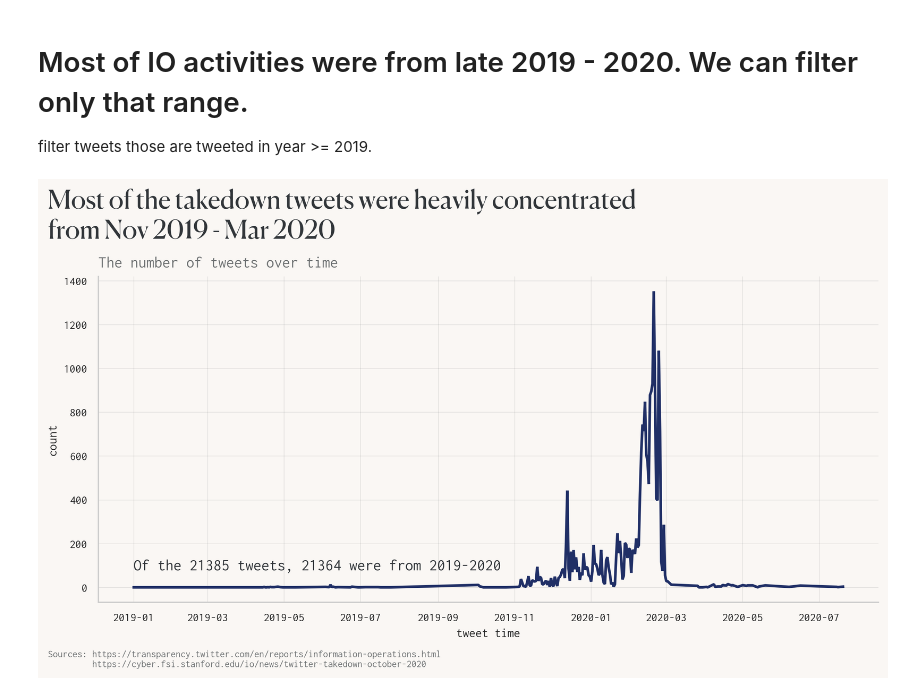
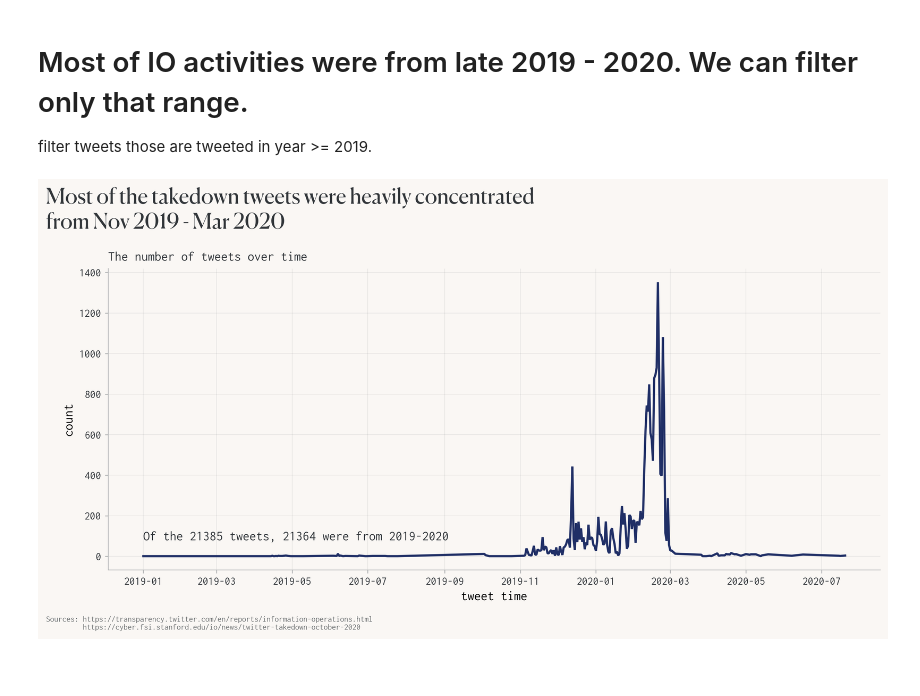
Before and after one commit to chuan-khuna/twitter-io-visualisation, a Jupyter notebook: 01-filtering-csv-only-2019-2020.ipynb, the cells around one changed output. Drawn from its saved outputs; the diff is of its cells as text; code cells hidden in the pictures; blank space fills up the shorter version.

```diff
--- a/01-filtering-csv-only-2019-2020.ipynb
+++ b/01-filtering-csv-only-2019-2020.ipynb
@@ -9,9 +9,9 @@ _30k_main_palette_dict = {
     "blue": "#202F66",
     "orange": "#FF7048",
     "purple": "#8B87EA",
-    "yellow": "#F3D36E",
     "pink": "#D869AB",
     "cyan": "#54C9B9",
+    "yellow": "#F3D36E",
 }
 
 _30k_danger_safe_palette_dict = {
@@ -30,25 +30,7 @@ _font_mono = "Inconsolata"
 _font_serif = "Canela"
 _font_sans = "Gill Sans Nova"
 
-sns.set_theme(style="whitegrid",
-              context="paper",
-              font_scale=1.0,
-              rc={
-                  "figure.figsize": (10.5, 4.5),
-                  "figure.dpi": 300,
-                  "savefig.dpi": 300,
-                  "grid.alpha": 0.1,
-                  "grid.color": "#1b262c",
-                  "grid.linewidth": 0.5,
-                  "font.family": _font_mono,
-                  "lines.solid_capstyle": "projecting",
-                  "lines.solid_joinstyle": "bevel",
-                  "axes.facecolor": "#FAF7F4",
-                  "figure.facecolor": "#FAF7F4",
-                  "savefig.facecolor": "#FAF7F4",
-                  "savefig.bbox": "tight",
-                  "savefig.pad_inches": 0.1,
-              })
+plt.style.use("./utils/minus_thirty_k.mplstyle")
 
 _30k = list(_30k_main_palette_dict.values())
 sns.set_palette(_30k)
@@ -149,41 +131,38 @@ base_fontsize = 12
 
 fig = plt.figure()
 sns.lineplot(tw_filtered_group_by_time.index, tw_filtered_group_by_time['tweetid'], linewidth=2)
 
-plt.title("The number of tweets over time", ha="left", x=0,
-          fontsize=base_fontsize, y=1.005, color=_30k_text_palette_dict['text_lighter1'])
+plt.title("The number of tweets over time")
 
 ax = plt.gca()
 
 fig.suptitle("Most of the takedown tweets were heavily concentrated \nfrom Nov 2019 - Mar 2020",
-             x=ax.get_position().x0-0.05, y=ax.get_position().y1+0.075,
-             fontsize=base_fontsize*1.618, fontfamily='Canela', ha='left', va='bottom',
-             color=_30k_text_palette_dict['text_black'])
+             x=ax.get_position().x0/2, y=ax.get_position().y1*1.1,
+             ha='left', va='bottom', fontfamily=_font_serif)
 
 plt.xlabel('tweet time')
 plt.ylabel('count')
-sns.despine()
 
 annot_text = """\
 Of the 21385 tweets, 21364 were from 2019-2020"""
 
 plt.figtext(x=ax.get_position().x0+0.035, y=ax.get_position().y0+0.075,
             s=annot_text,
             color=_30k_text_palette_dict['text_black'], fontsize=base_fontsize,
             ha='left'
            )
 
 source_text = """\
 Sources: https://transparency.twitter.com/en/reports/information-operations.html
          https://cyber.fsi.stanford.edu/io/news/twitter-takedown-october-2020"""
-plt.figtext(x=ax.get_position().x0-0.05, y=ax.get_position().y0-0.15,
+plt.figtext(x=ax.get_position().x0/2, y=ax.get_position().y0-0.15,
             s=source_text,
             color=_30k_text_palette_dict['text_lighter1'], fontsize=base_fontsize/1.618,
             ha='left'
            )
 plt.show()
 # %% [output]
-[figure, old version]
+[figure, new version]
 # %%
 usr_filtered = usr_df[usr_df['userid'].isin(tw_filtered_users)]
 # %%
```
Also changed, not shown: parts of 2 cells of this notebook, 8 other files.
